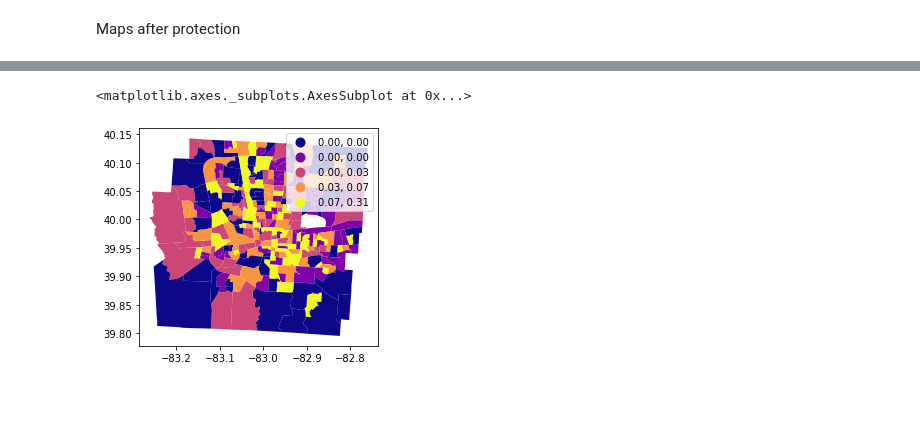
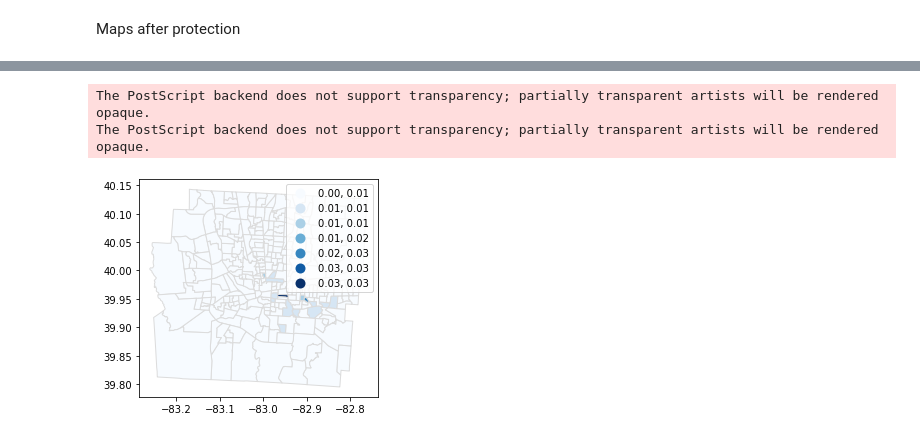
Before and after one commit to linyuehzzz/privacy-framework, a Jupyter notebook: set-coverage-exact-k.ipynb, the cells around one changed output, grey strips where cells are left out. Drawn from its saved outputs; the diff is of its cells as text; code cells hidden in the pictures; blank space fills up the shorter version.

```diff
--- a/set-coverage-exact-k.ipynb
+++ b/set-coverage-exact-k.ipynb
@@ -650,6 +641,8 @@ merged.plot(column=merged["0101_pct_after"], scheme='quantiles', cmap='plasma',
-# %%
-merged["0101_pct_dif"] = abs(merged["0101_pct_after"] - merged["0101_pct_before"])
-merged.plot(column=merged["0101_pct_dif"], scheme='quantiles', cmap='plasma', legend=True)
-# %% [output]
-<matplotlib.axes._subplots.AxesSubplot at 0x...>
-[figure, removed]
+# %%
+merged["lisa_dif"] = abs(merged["lisa_after"] - merged["lisa_before"])
+merged.plot(column=merged["lisa_dif"], scheme='UserDefined', classification_kwds={'bins':[0.005, 0.01, 0.015, 0.02, 0.025, 0.03]}, cmap='Blues', edgecolor='gainsboro', legend=True)
+plt.savefig('plot/lisa_scm_v1.eps', format='eps')
+# %% [output]
+The PostScript backend does not support transparency; partially transparent artists will be rendered opaque.
+The PostScript backend does not support transparency; partially transparent artists will be rendered opaque.
+[figure, added]
```
Also changed, not shown: parts of 13 cells of this notebook, 5 other files.
